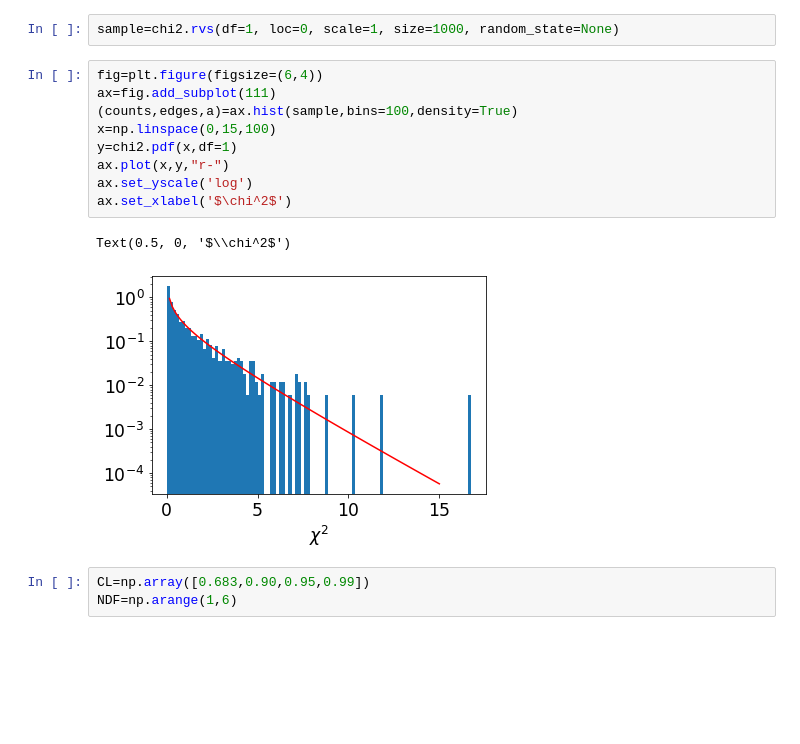
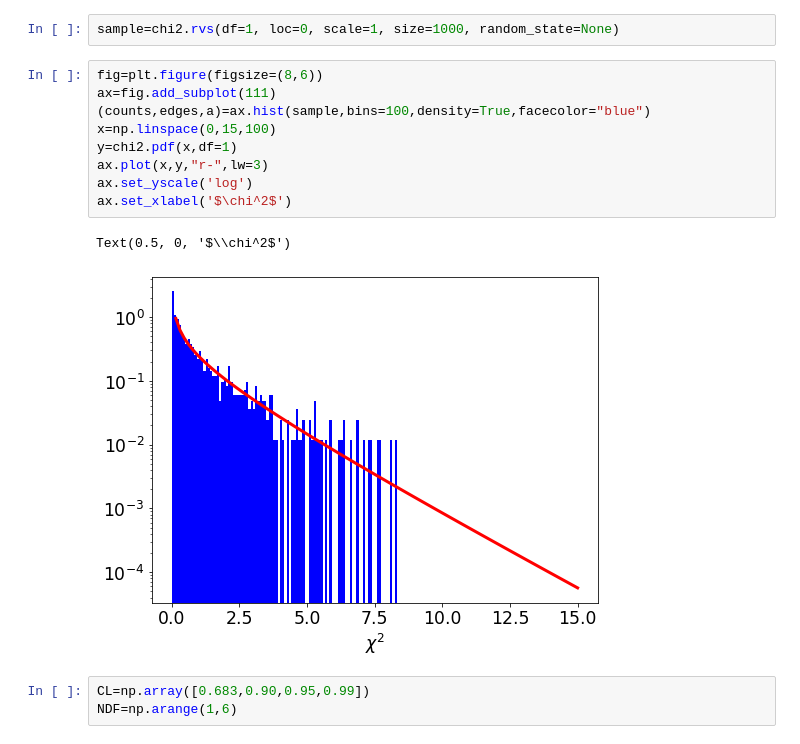
Before and after one commit to sylvielsstfr/StageM12021, a Jupyter notebook: notebooks/ConfidIntervals/ConfidenceInterval.ipynb, the cells around one changed output. Saved outputs shown, nothing was run; the diff lists cells and outputs as text; blank space fills up the shorter version.

```diff
--- a/notebooks/ConfidIntervals/ConfidenceInterval.ipynb
+++ b/notebooks/ConfidIntervals/ConfidenceInterval.ipynb
@@ -91,17 +140,17 @@ mean, var, skew, kurt = chi2.stats(1, moments='mvsk')
 # %%
 sample=chi2.rvs(df=1, loc=0, scale=1, size=1000, random_state=None)
 # %%
-fig=plt.figure(figsize=(6,4))
+fig=plt.figure(figsize=(8,6))
 ax=fig.add_subplot(111)
-(counts,edges,a)=ax.hist(sample,bins=100,density=True)
+(counts,edges,a)=ax.hist(sample,bins=100,density=True,facecolor="blue")
 x=np.linspace(0,15,100)
 y=chi2.pdf(x,df=1)
-ax.plot(x,y,"r-")
+ax.plot(x,y,"r-",lw=3)
 ax.set_yscale('log')
 ax.set_xlabel('$\chi^2$')
 # %% [output]
 Text(0.5, 0, '$\\chi^2$')
-[figure, old version]
+[figure, new version]
 # %%
 CL=np.array([0.683,0.90,0.95,0.99])
 NDF=np.arange(1,6)
```
Also changed, not shown: parts of 11 cells of this notebook.
